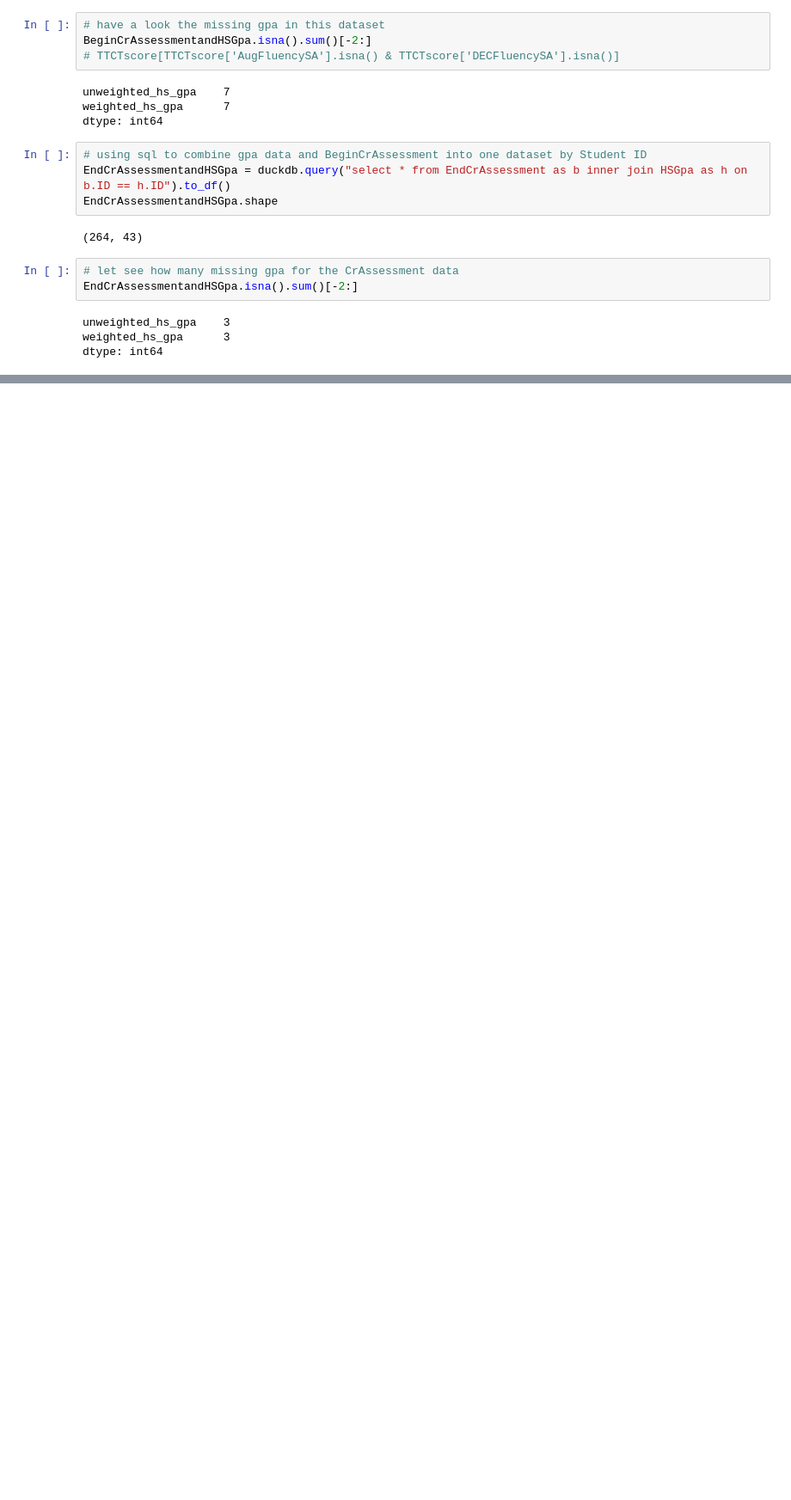
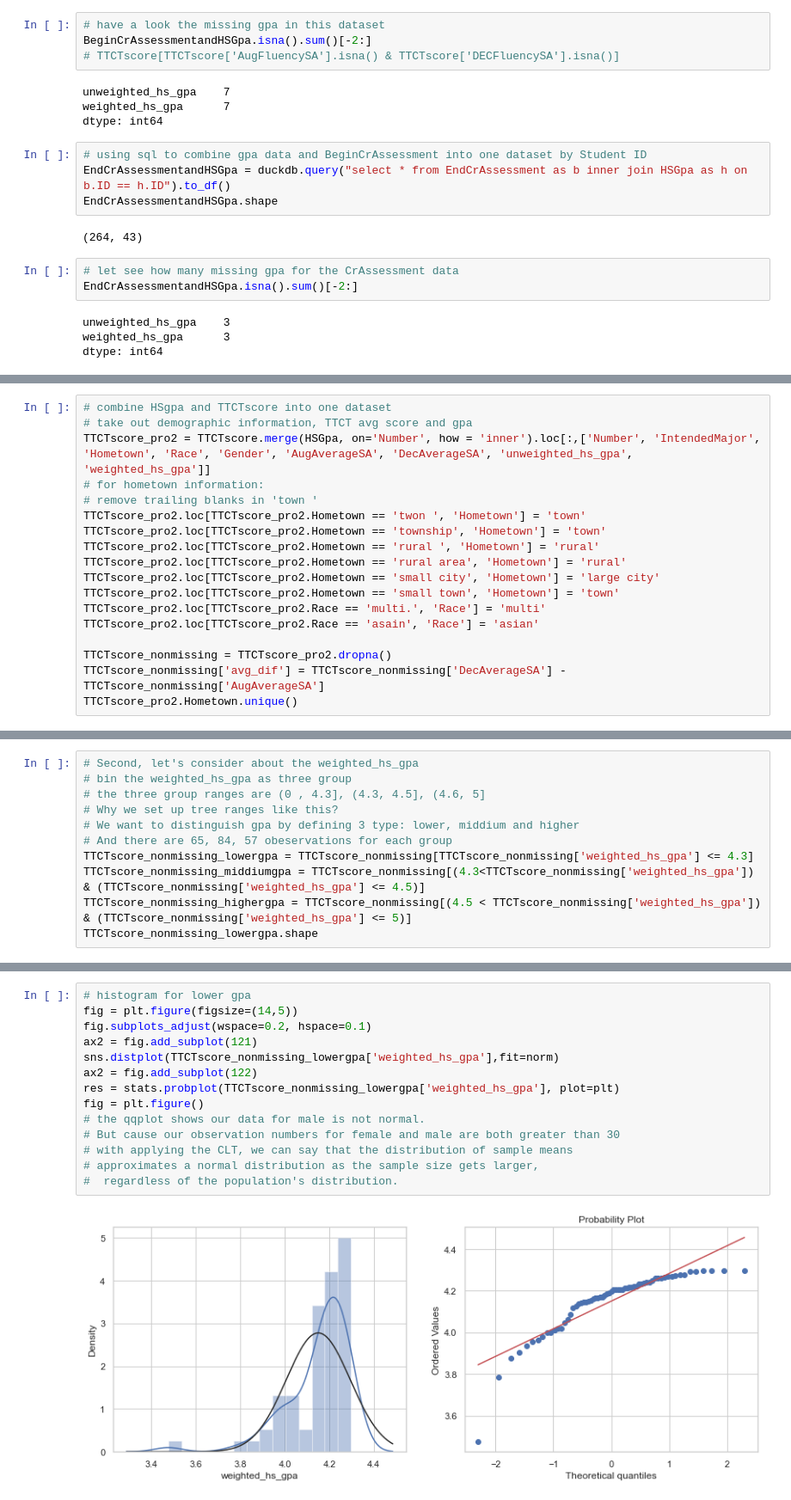
Before and after one commit to Slurpees/St542Project, a Jupyter notebook: code/basicDescriptionsOfData.ipynb, the cells around one changed output, grey strips where cells are left out. Shown at 86% size. Drawn from its saved outputs; the diff is of its cells as text; blank space fills up the shorter version.

```diff
--- a/code/basicDescriptionsOfData.ipynb
+++ b/code/basicDescriptionsOfData.ipynb
@@ -159,0 +348,18 @@ Ttest_relResult(statistic=-3.720913916210963, pvalue=0.0002526024795969336)
+# %%
+# combine HSgpa and TTCTscore into one dataset
+# take out demographic information, TTCT avg score and gpa
+TTCTscore_pro2 = TTCTscore.merge(HSGpa, on='Number', how = 'inner').loc[:,['Number', 'IntendedMajor', 'Hometown', 'Race', 'Gender', 'AugAverageSA', 'DecAverageSA', 'unweighted_hs_gpa', 'weighted_hs_gpa']]
+# for hometown information:
+# remove trailing blanks in 'town '
+TTCTscore_pro2.loc[TTCTscore_pro2.Hometown == 'twon ', 'Hometown'] = 'town'
+TTCTscore_pro2.loc[TTCTscore_pro2.Hometown == 'township', 'Hometown'] = 'town'
+TTCTscore_pro2.loc[TTCTscore_pro2.Hometown == 'rural ', 'Hometown'] = 'rural'
+TTCTscore_pro2.loc[TTCTscore_pro2.Hometown == 'rural area', 'Hometown'] = 'rural'
+TTCTscore_pro2.loc[TTCTscore_pro2.Hometown == 'small city', 'Hometown'] = 'large city'
+TTCTscore_pro2.loc[TTCTscore_pro2.Hometown == 'small town', 'Hometown'] = 'town'
+TTCTscore_pro2.loc[TTCTscore_pro2.Race == 'multi.', 'Race'] = 'multi'
+TTCTscore_pro2.loc[TTCTscore_pro2.Race == 'asain', 'Race'] = 'asian'
+
+TTCTscore_nonmissing = TTCTscore_pro2.dropna()
+TTCTscore_nonmissing['avg_dif'] = TTCTscore_nonmissing['DecAverageSA'] - TTCTscore_nonmissing['AugAverageSA']
+TTCTscore_pro2.Hometown.unique()
@@ -159,0 +374,11 @@ Ttest_relResult(statistic=-3.720913916210963, pvalue=0.0002526024795969336)
+# %%
+# Second, let's consider about the weighted_hs_gpa
+# bin the weighted_hs_gpa as three group
+# the three group ranges are (0 , 4.3], (4.3, 4.5], (4.6, 5]
+# Why we set up tree ranges like this?
+# We want to distinguish gpa by defining 3 type: lower, middium and higher
+# And there are 65, 84, 57 obeservations for each group
+TTCTscore_nonmissing_lowergpa = TTCTscore_nonmissing[TTCTscore_nonmissing['weighted_hs_gpa'] <= 4.3]
+TTCTscore_nonmissing_middiumgpa = TTCTscore_nonmissing[(4.3<TTCTscore_nonmissing['weighted_hs_gpa']) & (TTCTscore_nonmissing['weighted_hs_gpa'] <= 4.5)]
+TTCTscore_nonmissing_highergpa = TTCTscore_nonmissing[(4.5 < TTCTscore_nonmissing['weighted_hs_gpa']) & (TTCTscore_nonmissing['weighted_hs_gpa'] <= 5)]
+TTCTscore_nonmissing_lowergpa.shape
@@ -159,0 +395,16 @@ Ttest_relResult(statistic=-3.720913916210963, pvalue=0.0002526024795969336)
+# %%
+# histogram for lower gpa
+fig = plt.figure(figsize=(14,5))
+fig.subplots_adjust(wspace=0.2, hspace=0.1)
+ax2 = fig.add_subplot(121)
+sns.distplot(TTCTscore_nonmissing_lowergpa['weighted_hs_gpa'],fit=norm)
+ax2 = fig.add_subplot(122)
+res = stats.probplot(TTCTscore_nonmissing_lowergpa['weighted_hs_gpa'], plot=plt)
+fig = plt.figure()
+# the qqplot shows our data for male is not normal.
+# But cause our observation numbers for female and male are both greater than 30
+# with applying the CLT, we can say that the distribution of sample means
+# approximates a normal distribution as the sample size gets larger,
+#  regardless of the population's distribution.
+# %% [output]
+[figure, added]
```
Also changed, not shown: parts of 61 cells of this notebook, 7 other files.
